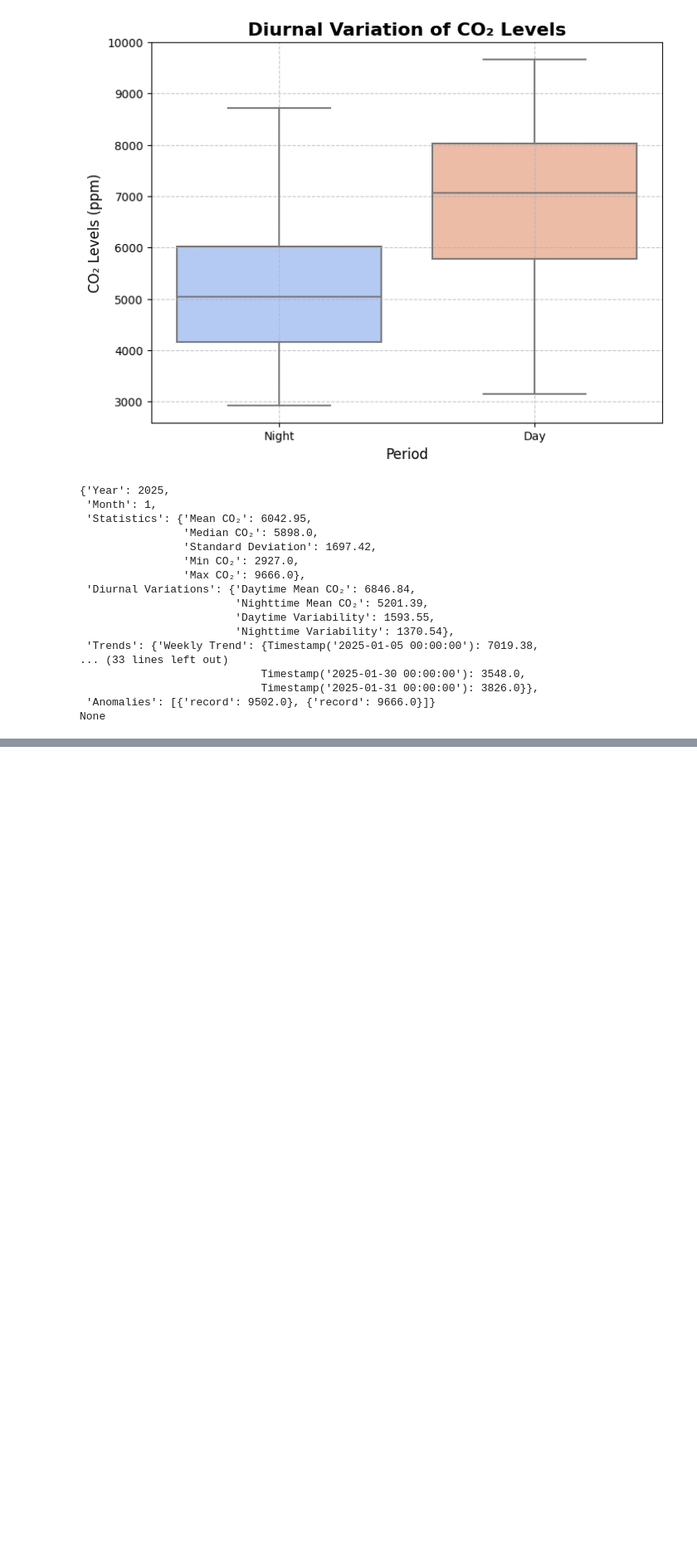
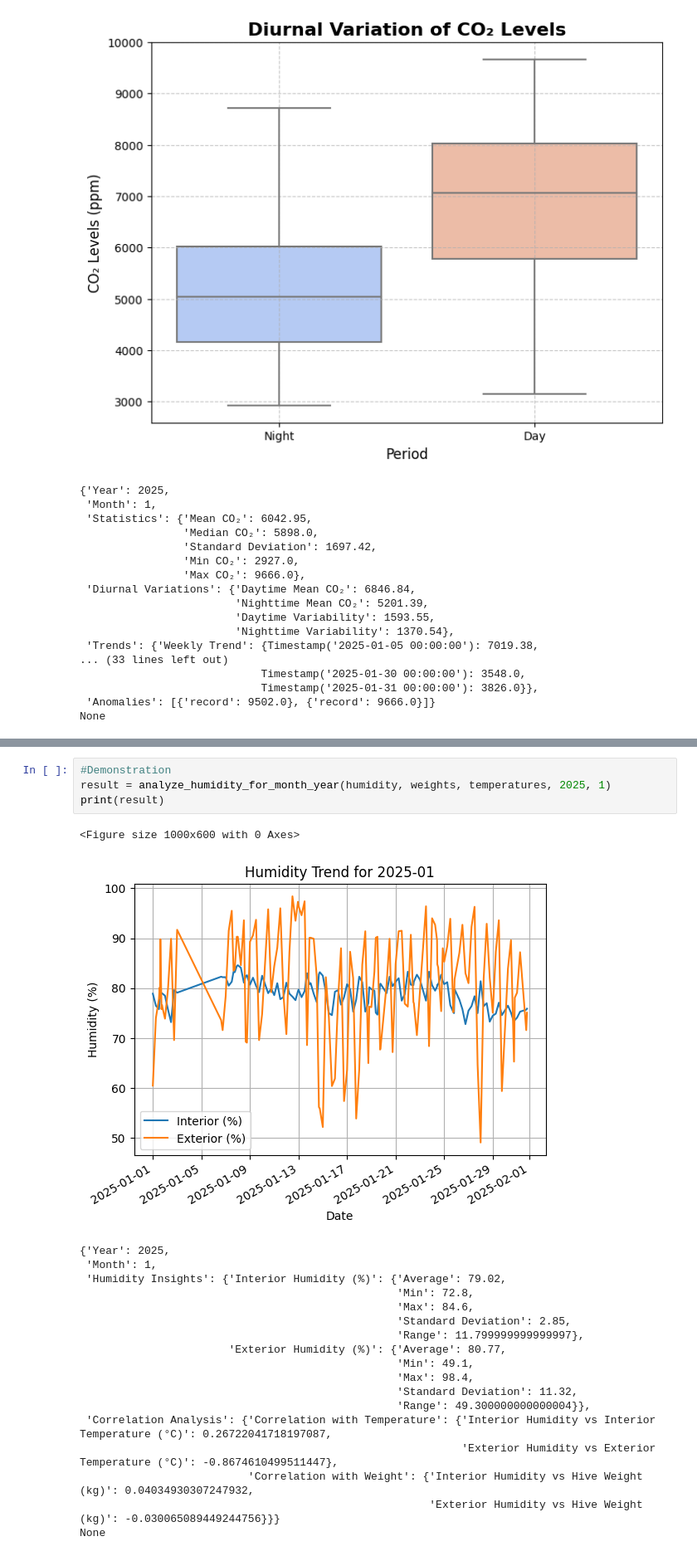
Before and after one commit to GeorgeLukaanya/GeorgeCode, a Jupyter notebook: reportnotebook.ipynb, the cells around one changed output, grey strips where cells are left out. Shown at 83% size. Saved outputs shown, nothing was run; the diff lists cells and outputs as text; blank space fills up the shorter version.

```diff
--- a/reportnotebook.ipynb
+++ b/reportnotebook.ipynb
@@ -574,0 +668,24 @@ None
+# %%
+#Demonstration
+result = analyze_humidity_for_month_year(humidity, weights, temperatures, 2025, 1)
+print(result)
+# %% [output]
+<Figure size 1000x600 with 0 Axes>
+[figure, added]
+{'Year': 2025,
+ 'Month': 1,
+ 'Humidity Insights': {'Interior Humidity (%)': {'Average': 79.02,
+                                                 'Min': 72.8,
+                                                 'Max': 84.6,
+                                                 'Standard Deviation': 2.85,
+                                                 'Range': 11.799999999999997},
+                       'Exterior Humidity (%)': {'Average': 80.77,
+                                                 'Min': 49.1,
+                                                 'Max': 98.4,
+                                                 'Standard Deviation': 11.32,
+                                                 'Range': 49.300000000000004}},
+ 'Correlation Analysis': {'Correlation with Temperature': {'Interior Humidity vs Interior Temperature (°C)': 0.26722041718197087,
+                                                           'Exterior Humidity vs Exterior Temperature (°C)': -0.8674610499511447},
+                          'Correlation with Weight': {'Interior Humidity vs Hive Weight (kg)': 0.04034930307247932,
+                                                      'Exterior Humidity vs Hive Weight (kg)': -0.030065089449244756}}}
+None
```
Also changed, not shown: parts of 9 cells of this notebook.
